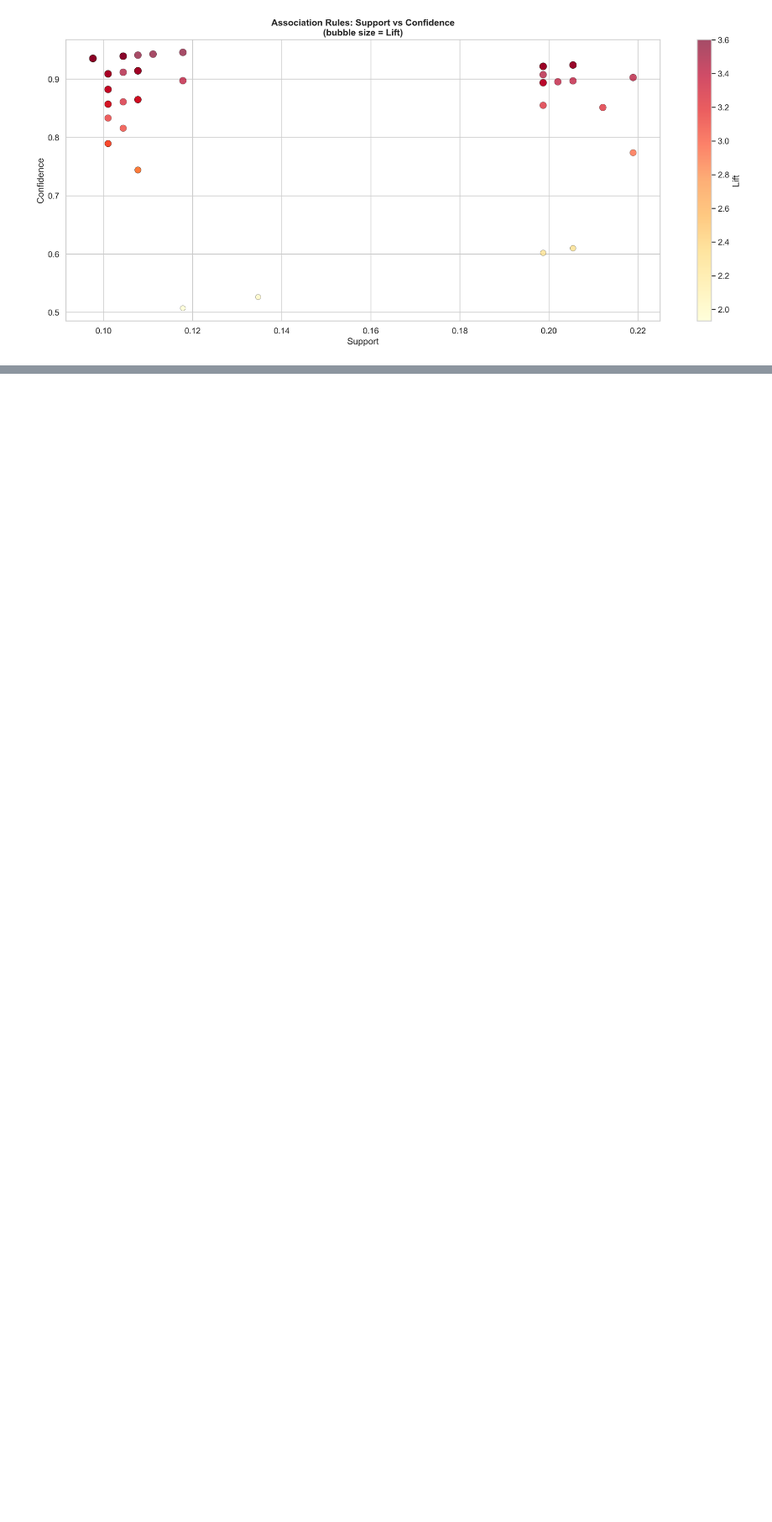
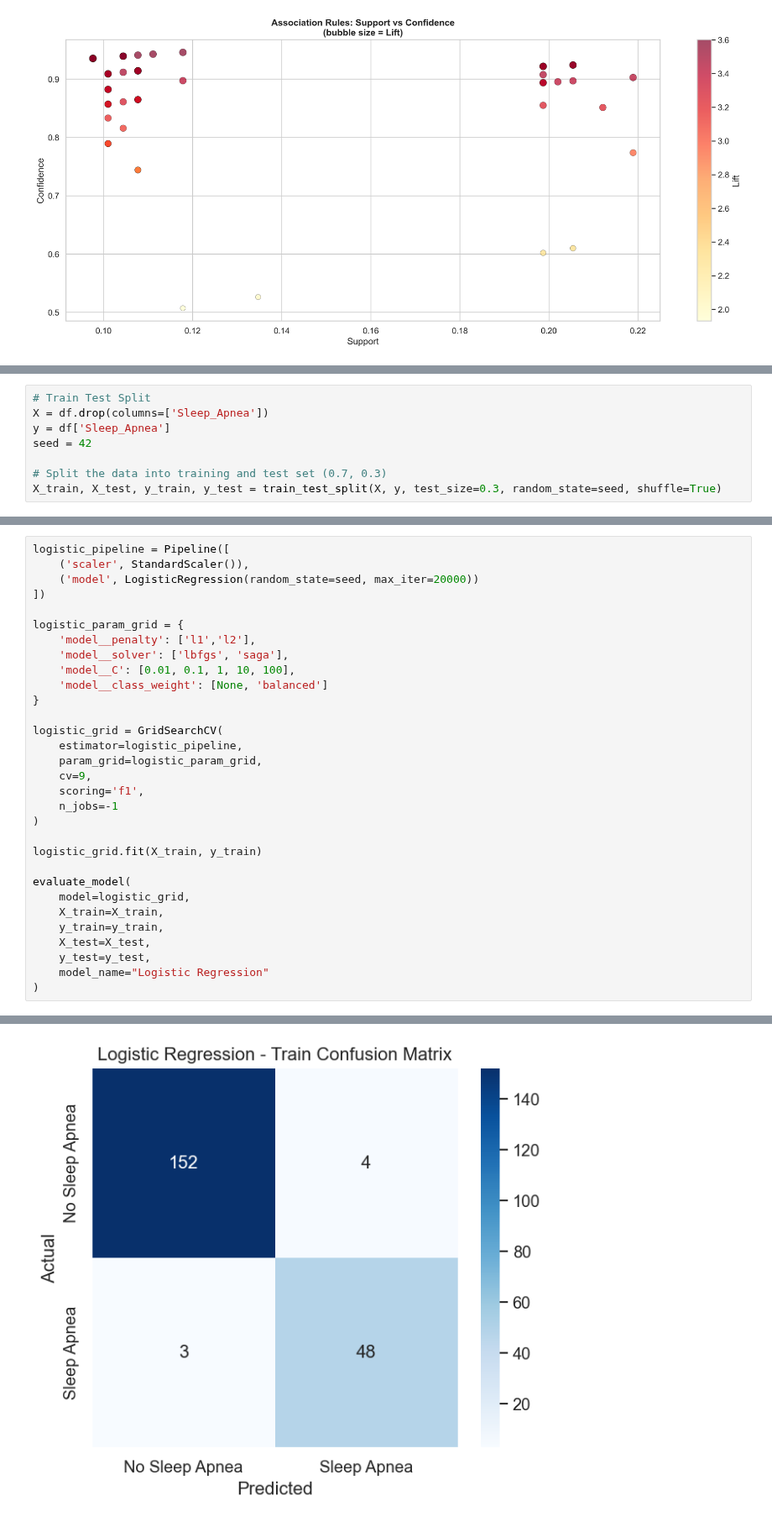
Before and after one commit to shreyaslakhotia/BC2407_Project_SleepGuard, a Jupyter notebook: BC2407.ipynb, the cells around one changed output, grey strips where cells are left out. Shown at 84% size. Saved outputs shown, nothing was run; the diff lists cells and outputs as text; blank space fills up the shorter version.

Commit message:
add 4 models and 2 version (without duplicates vs grouping)

```diff
--- a/BC2407.ipynb
+++ b/BC2407.ipynb
@@ -694,0 +574,8 @@ Mean CV F1: 0.8852 (+/- 0.1123)
+# %%
+# Train Test Split
+X = df.drop(columns=['Sleep_Apnea'])
+y = df['Sleep_Apnea']
+seed = 42
+
+# Split the data into training and test set (0.7, 0.3)
+X_train, X_test, y_train, y_test = train_test_split(X, y, test_size=0.3, random_state=seed, shuffle=True)
@@ -694,0 +657,32 @@ Mean CV F1: 0.8852 (+/- 0.1123)
+# %%
+logistic_pipeline = Pipeline([
+    ('scaler', StandardScaler()),
+    ('model', LogisticRegression(random_state=seed, max_iter=20000))
+])
+
+logistic_param_grid = {
+    'model__penalty': ['l1','l2'],
+    'model__solver': ['lbfgs', 'saga'],
+    'model__C': [0.01, 0.1, 1, 10, 100],
+    'model__class_weight': [None, 'balanced']
+}
+
+logistic_grid = GridSearchCV(
+    estimator=logistic_pipeline,
+    param_grid=logistic_param_grid,
+    cv=9,
+    scoring='f1',
+    n_jobs=-1
+)
+
+logistic_grid.fit(X_train, y_train)
+
+evaluate_model(
+    model=logistic_grid,
+    X_train=X_train,
+    y_train=y_train,
+    X_test=X_test,
+    y_test=y_test,
+    model_name="Logistic Regression"
+)
+# %% [output]
@@ -694,0 +708 @@ Mean CV F1: 0.8852 (+/- 0.1123)
+[figure, added]
```
Also changed, not shown: parts of 24 cells of this notebook, 1 other file.
